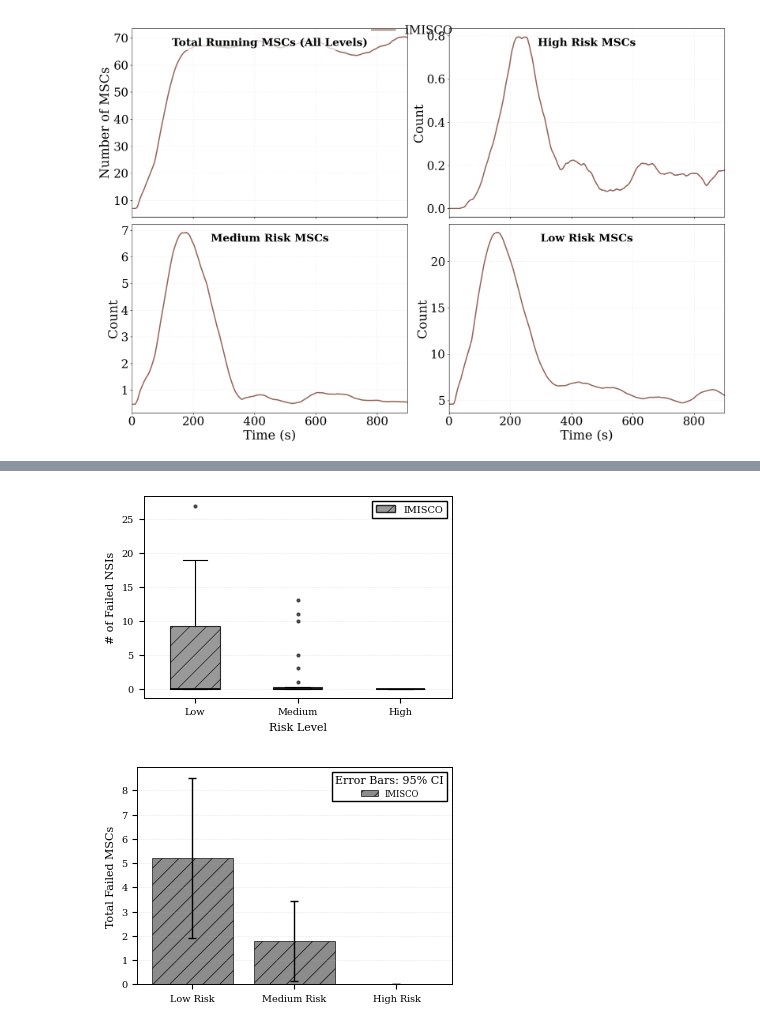
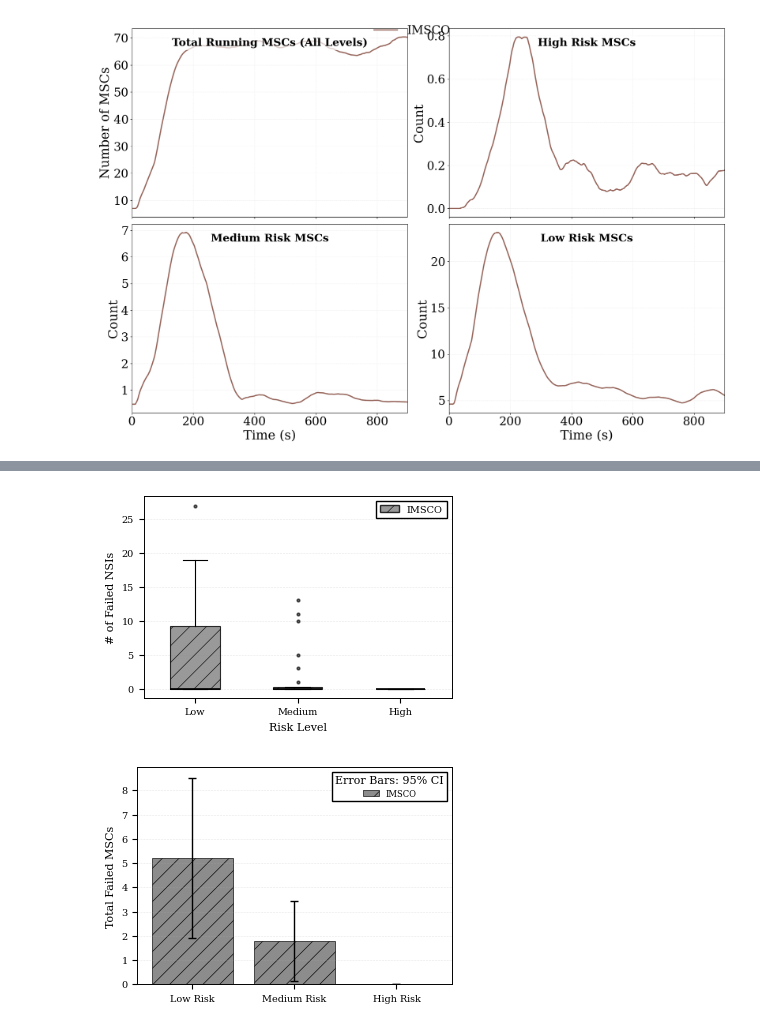
Before and after one commit to FialhoSJ/multi-user-sfc, a Jupyter notebook: plots/2026/teste.ipynb, the cells around one changed output, grey strips where cells are left out. Cells and saved outputs as stored; diff of their text form; code cells hidden in the pictures.

```diff
--- a/plots/2026/teste.ipynb
+++ b/plots/2026/teste.ipynb
@@ -1559,7 +1559,7 @@ NOME_ALGORITMOS_MAP = {
     'ga': 'OSCIM', 'greedyb': 'GreedyB', 'kuririn': 'INOMMUS',
     'darsppo': 'DA-RSPPO', 'hephaestus': 'Hephaestus',
     'REPLICMASKABLEPPO': 'RELIC', 'DRLMASKABLEPPO': 'HDRLB',
-    'drl': 'HDRLB', 'vegeta': 'IMISCO'
+    'drl': 'HDRLB', 'vegeta': 'IMSCO'
 }
 
 CORES_ALGORITMOS = {
@@ -1606,7 +1606,7 @@ def plot_failures_smart_ieee(dados_raw):
     categorias = ['Low Risk', 'Medium Risk', 'High Risk']
     mapa_csv = {'Low Risk': 'Low', 'Medium Risk': 'Medium', 'High Risk': 'High'}
 
-    algs_interesse = ['IMISCO']
+    algs_interesse = ['IMSCO']
     algoritmos = [alg for alg in algs_interesse if alg in dados_raw]
 
     fig, ax = plt.subplots(figsize=(3.5, 2.4))
@@ -1715,7 +1715,7 @@ def plot_failures_boxplot_ieee(dados_raw):
     categorias = ['Low', 'Medium', 'High']
     mapa_csv = {'Low': 'Low', 'Medium': 'Medium', 'High': 'High'}
 
-    algs_interesse = ['IMISCO']
+    algs_interesse = ['IMSCO']
     algoritmos = [alg for alg in algs_interesse if alg in dados_raw]
 
     fig, ax = plt.subplots(figsize=(3.5, 2.4))
@@ -1742,34 +1742,34 @@ def plot_failures_boxplot_ieee(dados_raw):
                         whiskerprops=dict(color='black', linewidth=0.8),
                         medianprops=dict(color='black', linewidth=1.2),
                         flierprops=dict(marker='o', markersize=2, markerfacecolor='black', alpha=0.6))
 
         for patch in bp['boxes']:
             patch.set_hatch(hatch)
 
         legend_elements.append(Patch(facecolor=color, hatch=hatch, edgecolor='black', label=alg, alpha=0.8))
 
     # Y-axis atualizado para NSIs
     ax.set_ylabel('# of Failed NSIs')
     # X-axis atualizado para Risk Level
     ax.set_xlabel('Risk Level')
 
     ax.set_xticks(x_base)
     ax.set_xticklabels(categorias)
     ax.grid(axis='y', linestyle='--', alpha=0.3)
 
     ax.legend(handles=legend_elements, loc='upper right', ncol=1, frameon=True,
               fancybox=False, edgecolor='black', framealpha=1.0)
 
     plt.tight_layout(pad=0.2)
     plt.savefig('failures_boxplot_ieee.pdf', dpi=300)
     plt.show()
 
 # Executa Boxplot
 # Certifique-se de que a variável DIR_RESILIENT esteja definida corretamente no seu script
 dados_brutos = carregar_dados_brutos_resiliencia(DIR_RESILIENT)
 plot_failures_boxplot_ieee(dados_brutos)
 # %% [output]
-[figure, old version]
+[figure, new version]
 # %%
 # %% [Célula: Gráfico com IC 95% e CORTE NO ZERO]
 import matplotlib.pyplot as plt
```
Also changed, not shown: parts of 15 cells of this notebook, 2 other files.
